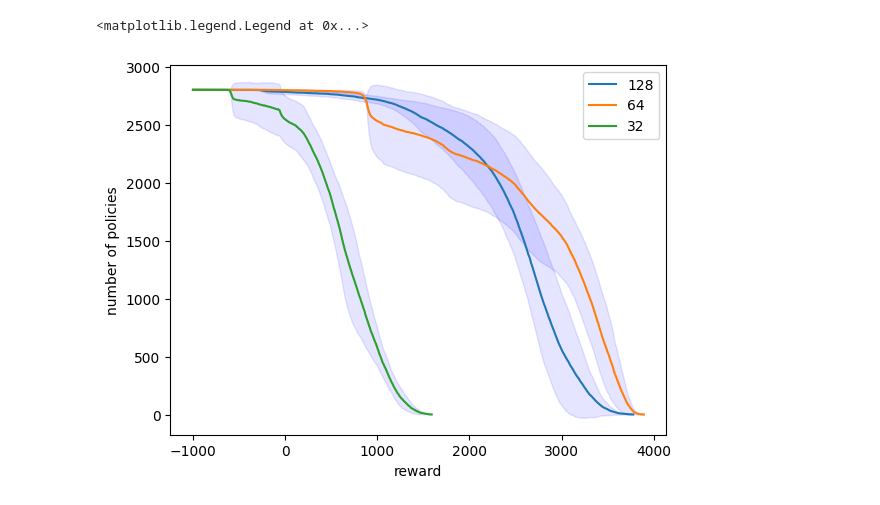
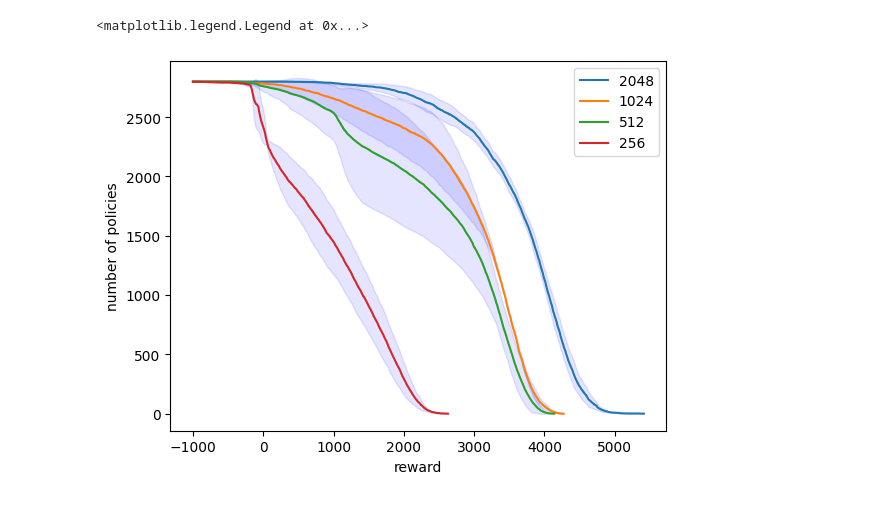
Before and after one commit to hegde95/HyperPPO, a Jupyter notebook: sf_examples/mujoco_parallel/make_cdf.ipynb, the cells around one changed output. Drawn from its saved outputs; the diff is of its cells as text; code cells hidden in the pictures.

```diff
--- a/sf_examples/mujoco_parallel/make_cdf.ipynb
+++ b/sf_examples/mujoco_parallel/make_cdf.ipynb
@@ -12,0 +20,15 @@ import numpy as np
+# %%
+env = "mujoco_halfcheetah"
+train_dir = "train_dir_final/mujoco/mujoco_2048"
+experiment = "00_mujoco_see_1985264_env_mujoco_halfcheetah_d.cri_False_m.std_False_a.s.mod_biased"
+
+
+eval_str = "python -m sf_examples.mujoco_parallel.enjoy_mujoco"
+eval_str += f" --env {env}"
+eval_str += f" --train_dir {train_dir}"
+eval_str += f" --experiment {experiment}"
+
+argv = eval_str.split()[3:]
+
+cfg = parse_mujoco_cfg(evaluation=True, argv=argv)
+register_mujoco_components()
@@ -13,4 +191,11 @@ import numpy as np
 # %%
+folder_to_ignore = [
+    "02_mujoco_see_7377834_env_mujoco_halfcheetah_d.cri_False_m.std_False_a.s.mod_biased",
+    "00_mujoco_see_1985264_env_mujoco_halfcheetah_d.cri_False_m.std_False_a.s.mod_biased",
+    "01_mujoco_see_6657756_env_mujoco_halfcheetah_d.cri_False_m.std_False_a.s.mod_biased",
+    "00_mujoco_see_2665409_env_mujoco_halfcheetah_d.cri_False_m.std_False_a.s.mod_biased"
+]
+
 def plot_cdf(train_dir, max_num_seeds = 6):
     folders = os.listdir(train_dir)
     folders.sort(key=lambda x: int(x.split("_")[0]))
@@ -18,10 +203,21 @@ def plot_cdf(train_dir, max_num_seeds = 6):
     xs = []
     k = 0
     for folder in folders:
+        if folder in folder_to_ignore:
+            continue
+
         path_to_dataframe_folder = os.path.join(train_dir, folder,"dataframes")
+
+        # if path_to_dataframe_folder is not a directory, skip it
+        if not os.path.isdir(path_to_dataframe_folder):
+            continue
         list_all_dataframes = os.listdir(path_to_dataframe_folder)
         # sort the list of dataframes by 3rd element after splitting by "_" and ignoring the ".csv" extension
         list_all_dataframes.sort(key=lambda x: int(x.split("_")[2].split(".")[0]))
+
+        if len(list_all_dataframes) == 0:
+            continue
+
         # get the path of the last dataframe
         path_to_last_dataframe = os.path.join(path_to_dataframe_folder, list_all_dataframes[-1])
         # print(path_to_last_dataframe)
@@ -61,16 +304,18 @@ def plot_cdf(train_dir, max_num_seeds = 6):
 # %%
 max_num_seeds = 4
 
 # clear the plot
 plt.clf()
-train_dir = "train_dir/mujoco_128"
+train_dir = "train_dir_final/mujoco/mujoco_2048"
 plot_cdf(train_dir, max_num_seeds)
-train_dir = "train_dir/mujoco_64"
+train_dir = "train_dir_final/mujoco/mujoco_1024"
 plot_cdf(train_dir, max_num_seeds)
-train_dir = "train_dir/mujoco_32"
+train_dir = "train_dir_final/mujoco/mujoco_512"
+plot_cdf(train_dir, max_num_seeds)
+train_dir = "train_dir_final/mujoco/mujoco_256"
 plot_cdf(train_dir, max_num_seeds)
 
 plt.legend()
 # %% [output]
 <matplotlib.legend.Legend at 0x...>
-[figure, old version]
+[figure, new version]
```
Also changed, not shown: parts of 6 cells of this notebook, 4 other files.
